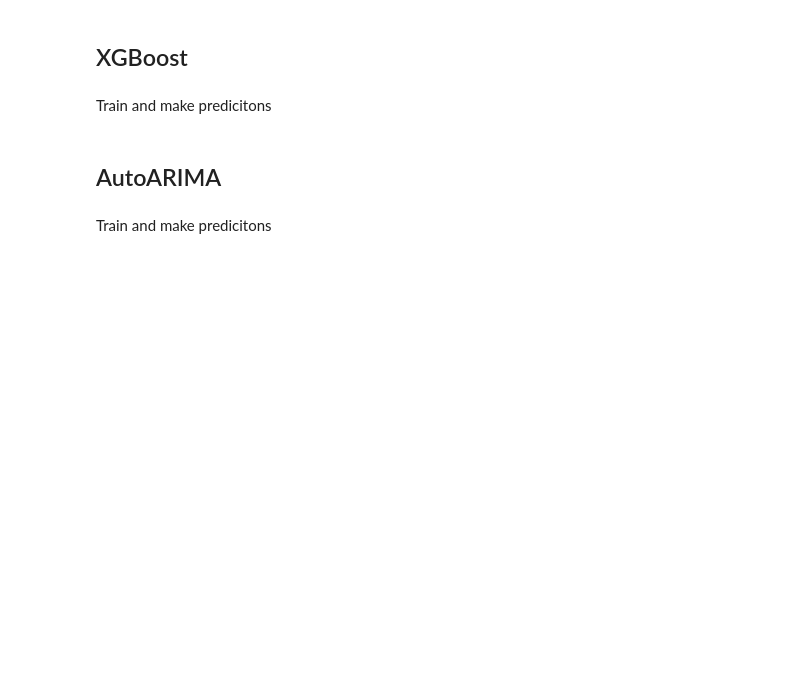
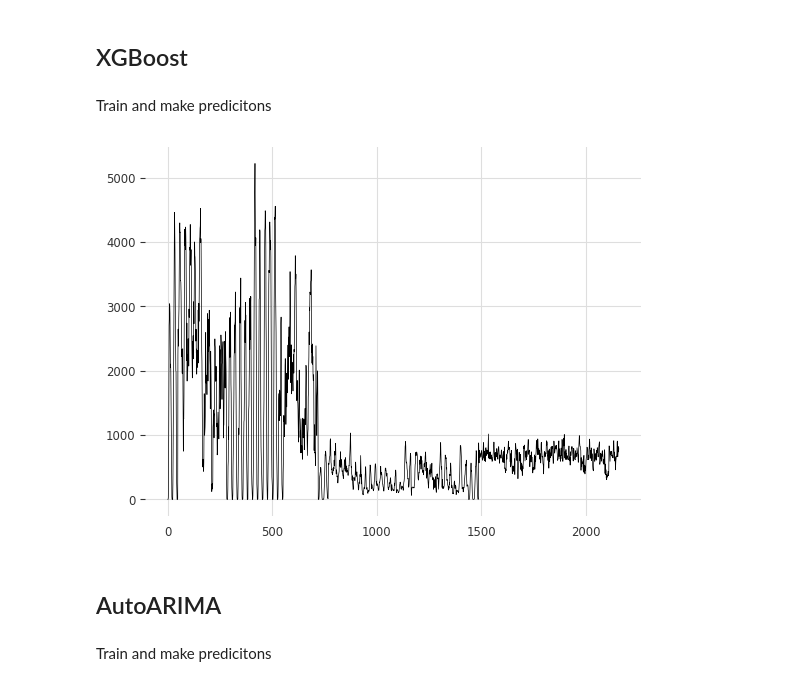
Before and after one commit to jkbch/machine_learning_exam, a Jupyter notebook: Jakob_notebook.ipynb, the cells around one changed output. Saved outputs shown, nothing was run; the diff lists cells and outputs as text; code cells hidden in the pictures; blank space fills up the shorter version.

```diff
--- a/Jakob_notebook.ipynb
+++ b/Jakob_notebook.ipynb
@@ -924,13 +994,21 @@ def tsfresh_format_og(Xs, pre, full):
 
     return X.drop(columns=[loc_name]), y, l
 
-X, y, l = tsfresh_format_og(Xs, "og", full=False)
+do_tsfresh = False
+if do_tsfresh:
+    X, y, l = tsfresh_format_og(Xs, "og", full=False)
 
-display(X)
-display(y)
-display(l)
+    display(X)
+    display(y)
+    display(l)
 
-extracted_features = extract_features(X, column_id="id", column_sort="time")
+    extracted_features = extract_features(X, column_id="id", column_sort="time")
 
-impute(extracted_features)
-features_filtered = select_features(extracted_features.head(len(y)), y)
+    impute(extracted_features)
+    features_filtered = select_features(extracted_features.head(len(y)), y)
+
+    X_tsfresh = extracted_features[features_filtered.columns]
+    X_tsfresh["location"] = l
+
+    Xs["og tsfresh"] = X_tsfresh
+    ys["og tsfresh"] = y
@@ -1039,20 +1060,23 @@ Train and make predicitons
 # %%
 from darts.models import XGBModel
 
-scaler_per = "1hour"
 tars_per = "1hour"
 covs_per = "1hour"
-
 type = "full"
 
-ys_pred = {}
+ys_xgboost = {}
 
-for loc in tars[tars_per]:
-    xgb = XGBModel(lags=168, lags_future_covariates=(24,24))
-    xgb.fit(tars[tars_per][loc][type], future_covariates=covs[covs_per][loc][type])
-    ys_pred[loc] = xgb.predict(n_1hour, future_covariates=covs[covs_per][loc][type])
+do_xgboost = True
+if do_xgboost:
+    for loc in tars[tars_per]:
+        xgb = XGBModel(lags=24, lags_future_covariates=(1,1))
+        xgb.fit(tars[tars_per][loc][type], future_covariates=covs[covs_per][loc][type])
+        ys_xgboost[loc] = xgb.predict(n_1hour, future_covariates=covs[covs_per][loc][type])
 # %%
-y = extract_and_save(ys_pred, "xbg_1hour.csv")
-if display_plots:
-    y["prediction"].plot(lw=0.5)
-    plt.show()
+if do_xgboost:
+    y = extract_and_save(ys_xgboost, "xbg_1hour.csv", tars_per)
+    if display_plots:
+        y["prediction"].plot(lw=0.5)
+        plt.show()
+# %% [output]
+[figure, added]
```
Also changed, not shown: parts of 28 cells of this notebook, 1 other file.
